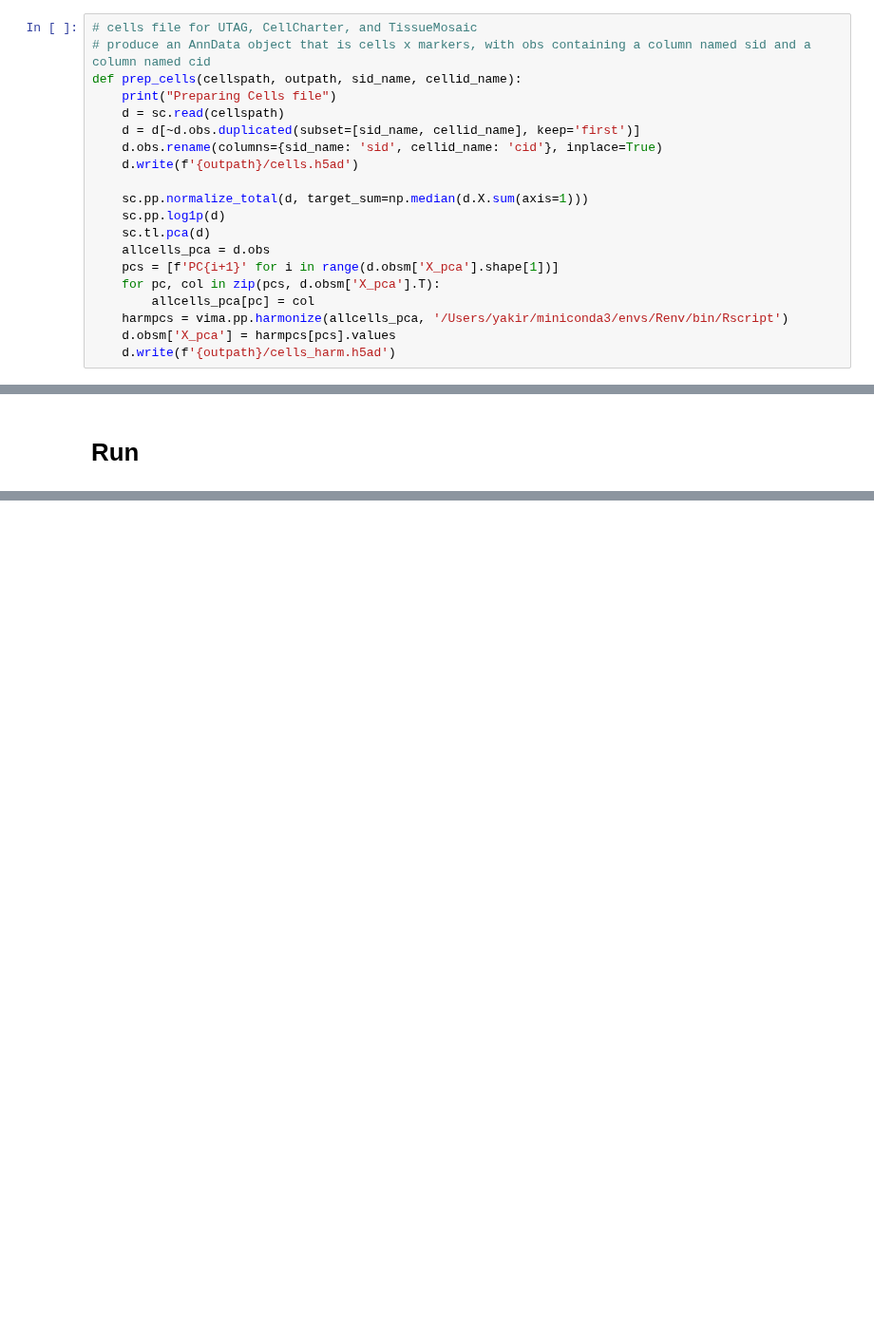
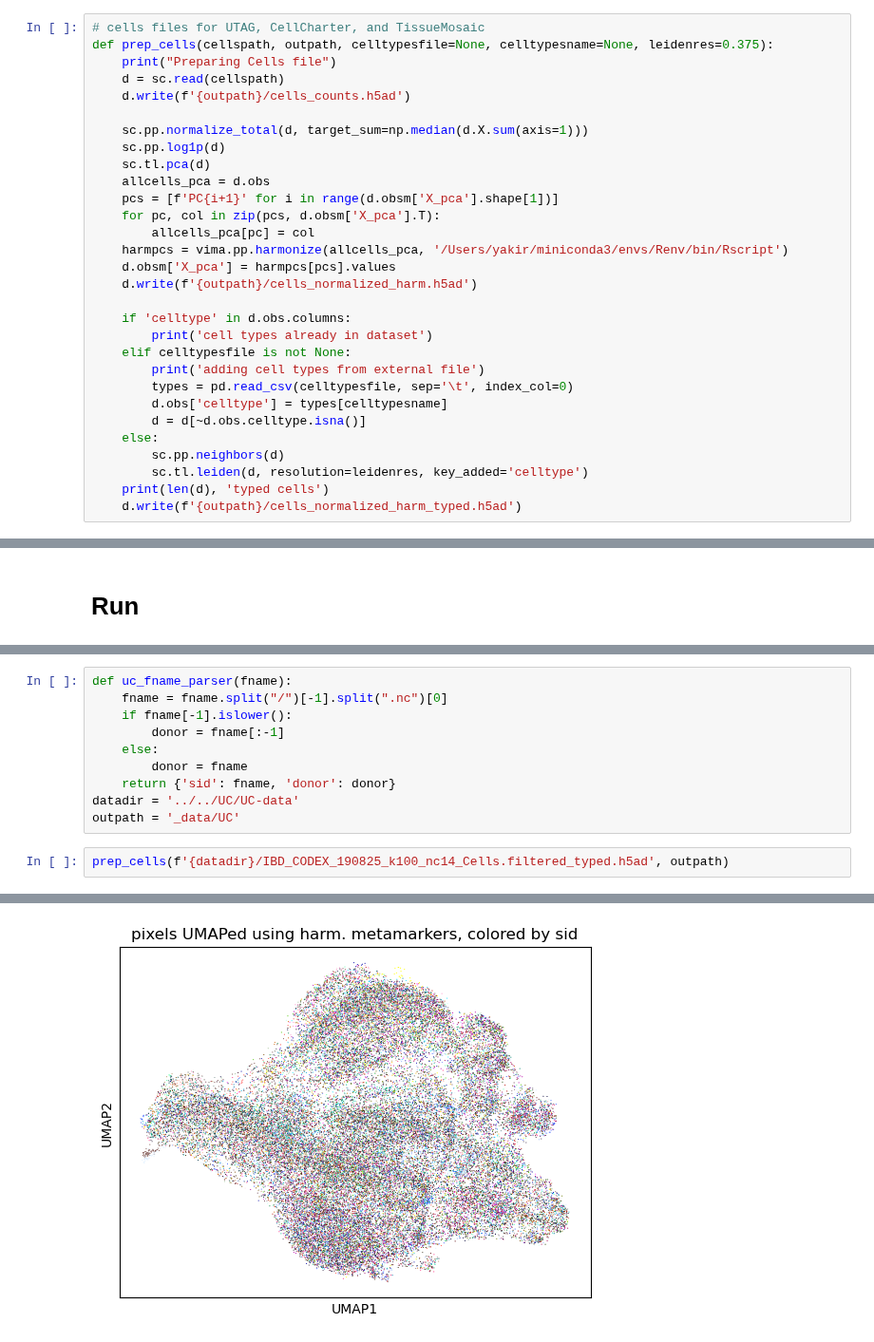
Before and after one commit to yakirr/vimapaper, a Jupyter notebook: benchmark/1.prepdata.ipynb, the cells around one changed output, grey strips where cells are left out. Shown at 95% size. Drawn from its saved outputs; the diff is of its cells as text; blank space fills up the shorter version.

```diff
--- a/benchmark/1.prepdata.ipynb
+++ b/benchmark/1.prepdata.ipynb
@@ -45,14 +51,11 @@ def prep_canvas(datadir, outpath):
             of1.write(line)
             of2.write(line.strip() + ": 1\n")
 # %%
-# cells file for UTAG, CellCharter, and TissueMosaic
-# produce an AnnData object that is cells x markers, with obs containing a column named sid and a column named cid
-def prep_cells(cellspath, outpath, sid_name, cellid_name):
+# cells files for UTAG, CellCharter, and TissueMosaic
+def prep_cells(cellspath, outpath, celltypesfile=None, celltypesname=None, leidenres=0.375):
     print("Preparing Cells file")
     d = sc.read(cellspath)
-    d = d[~d.obs.duplicated(subset=[sid_name, cellid_name], keep='first')]
-    d.obs.rename(columns={sid_name: 'sid', cellid_name: 'cid'}, inplace=True)
-    d.write(f'{outpath}/cells.h5ad')
+    d.write(f'{outpath}/cells_counts.h5ad')
 
     sc.pp.normalize_total(d, target_sum=np.median(d.X.sum(axis=1)))
     sc.pp.log1p(d)
@@ -63,4 +66,17 @@ def prep_cells(cellspath, outpath, sid_name, cellid_name):
         allcells_pca[pc] = col
     harmpcs = vima.pp.harmonize(allcells_pca, '/Users/yakir/miniconda3/envs/Renv/bin/Rscript')
     d.obsm['X_pca'] = harmpcs[pcs].values
-    d.write(f'{outpath}/cells_harm.h5ad')
+    d.write(f'{outpath}/cells_normalized_harm.h5ad')
+
+    if 'celltype' in d.obs.columns:
+        print('cell types already in dataset')
+    elif celltypesfile is not None:
+        print('adding cell types from external file')
+        types = pd.read_csv(celltypesfile, sep='\t', index_col=0)
+        d.obs['celltype'] = types[celltypesname]
+        d = d[~d.obs.celltype.isna()]
+    else:
+        sc.pp.neighbors(d)
+        sc.tl.leiden(d, resolution=leidenres, key_added='celltype')
+    print(len(d), 'typed cells')
+    d.write(f'{outpath}/cells_normalized_harm_typed.h5ad')
@@ -247,0 +238,13 @@ writing  /var/folders/w_/x2_v44_93nq_b3svp199t1rw0000gn/T/tmpqq23bre3_harmony.fe
+# %%
+def uc_fname_parser(fname):
+    fname = fname.split("/")[-1].split(".nc")[0]
+    if fname[-1].islower():
+        donor = fname[:-1]
+    else:
+        donor = fname
+    return {'sid': fname, 'donor': donor}
+datadir = '../../UC/UC-data'
+outpath = '_data/UC'
+# %%
+prep_cells(f'{datadir}/IBD_CODEX_190825_k100_nc14_Cells.filtered_typed.h5ad', outpath)
+# %% [output]
@@ -247,0 +283 @@ writing  /var/folders/w_/x2_v44_93nq_b3svp199t1rw0000gn/T/tmpqq23bre3_harmony.fe
+[figure, added]
```
Also changed, not shown: parts of 19 cells of this notebook, 1 other file.
